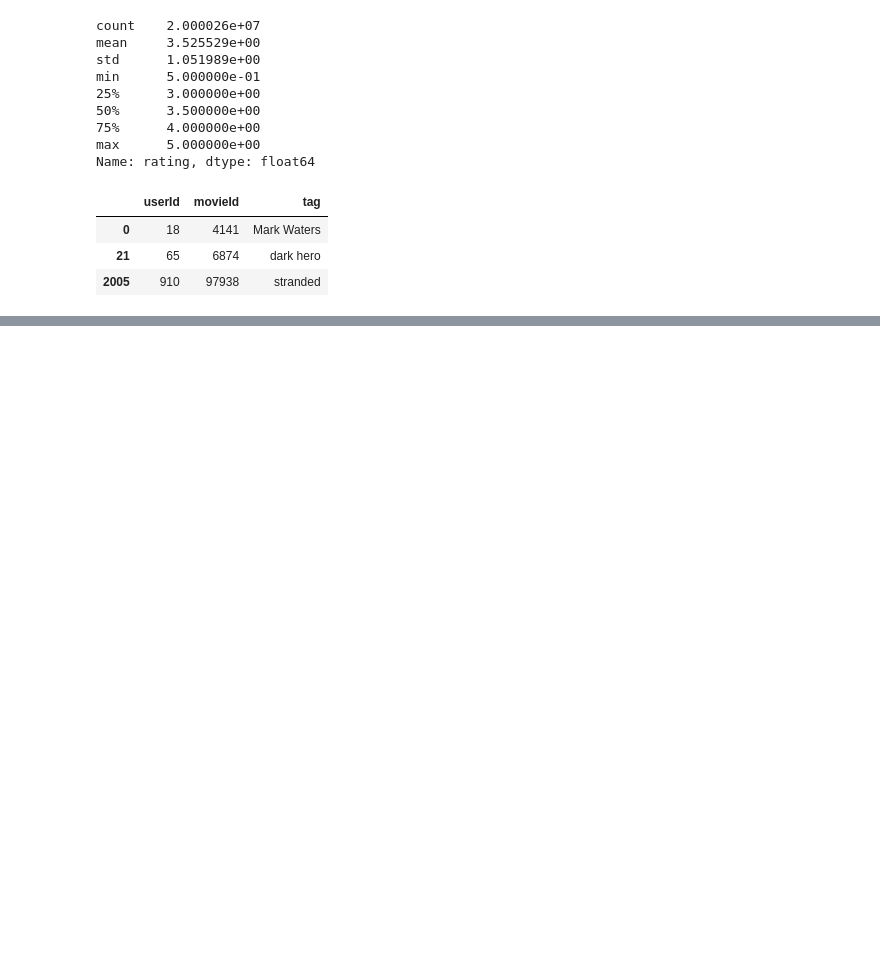
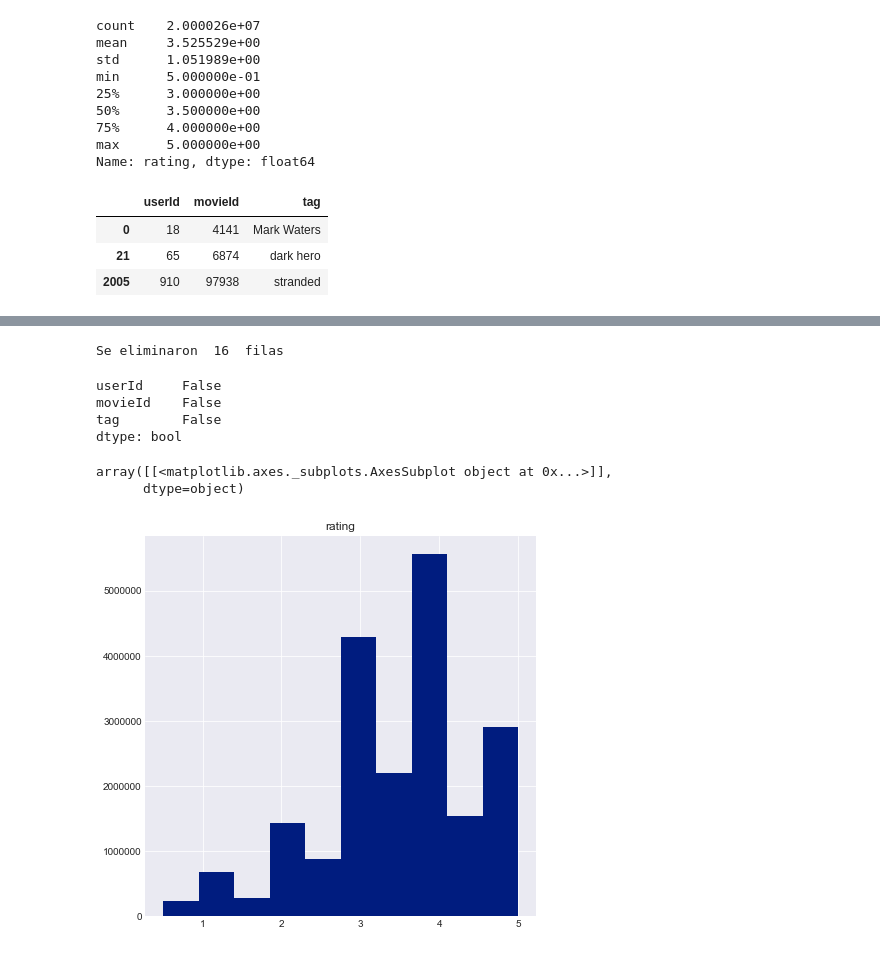
Before and after one commit to FabianArancibiaM/MachineLearning_ML_Pipeline_Pandas, a Jupyter notebook: ML PIPELINE.ipynb, the cells around one changed output, grey strips where cells are left out. Saved outputs shown, nothing was run; the diff lists cells and outputs as text; code cells hidden in the pictures; blank space fills up the shorter version.

```diff
--- a/ML PIPELINE.ipynb
+++ b/ML PIPELINE.ipynb
@@ -140,0 +260,13 @@ tags.iloc[[0,21,2005]]
+# %%
+#Se borran las filas con valores nullos
+tags =tags.dropna()
+print("Se eliminaron ",count-tags.shape[0]," filas")
+# %% [output]
+Se eliminaron  16  filas
+# %%
+tags.isnull().any()
+# %% [output]
+userId     False
+movieId    False
+tag        False
+dtype: bool
@@ -140,0 +277,8 @@ tags.iloc[[0,21,2005]]
+# %%
+plt.style.use("seaborn-dark")
+# %%
+ratings.hist(bins=10,column='rating',figsize=(7,7))
+# %% [output]
+array([[<matplotlib.axes._subplots.AxesSubplot object at 0x...>]],
+      dtype=object)
+[figure, added]
```
Also changed, not shown: parts of 33 cells of this notebook.
